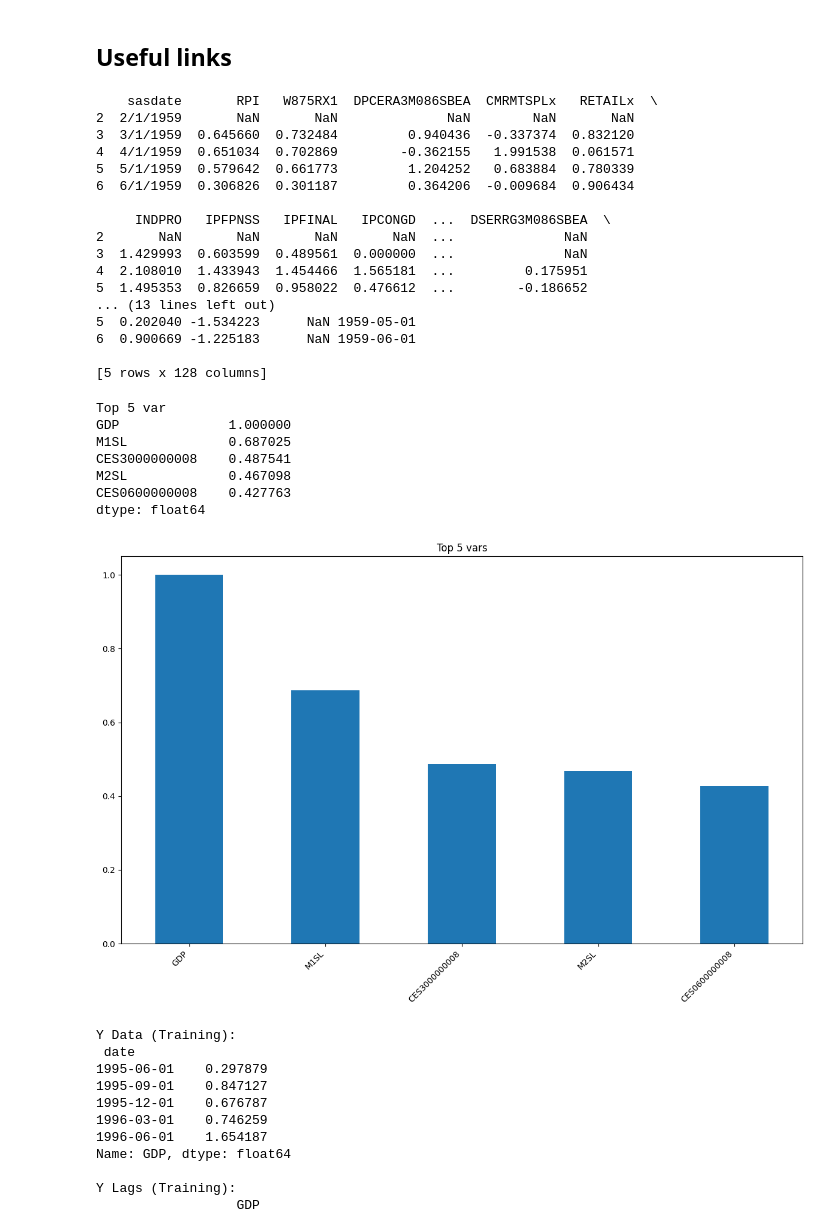
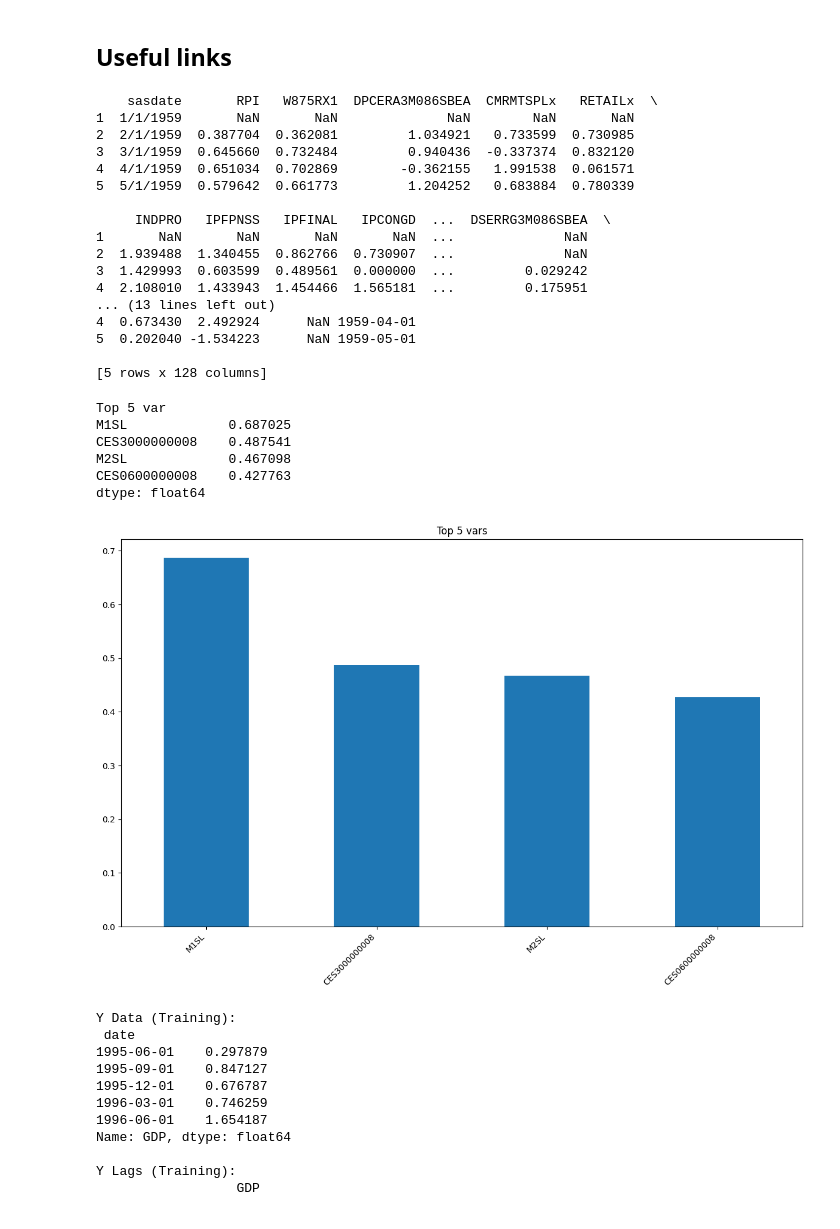
Before and after one commit to MatiasBorrellH/Forecasting-and-Nowcasting-HW2, a Jupyter notebook: Nowcasting_USA_HandsOn_2.ipynb, the cells around one changed output. Saved outputs shown, nothing was run; the diff lists cells and outputs as text; code cells hidden in the pictures.

```diff
--- a/Nowcasting_USA_HandsOn_2.ipynb
+++ b/Nowcasting_USA_HandsOn_2.ipynb
@@ -152,7 +152,7 @@ y_df.columns.tolist()
 url_month = "https://www.stlouisfed.org/-/media/project/frbstl/stlouisfed/research/fred-md/monthly/current.csv"
 x_df = pd.read_csv(url_month)
 # %%
-x_df_clean = x_df[2:].copy()
+x_df_clean = x_df[1:].copy()
 y_df_clean = y_df[2:].copy()
 x_df_clean['date'] = pd.to_datetime(x_df_clean['sasdate'])
 y_df_clean['date'] = pd.to_datetime(y_df_clean['sasdate'])
@@ -172,26 +172,26 @@ for col in x_df_clean.columns:
     if col not in ['sasdate', 'date']:
         transform_code = x_transform_codes.get(col)  # default value is 1
         x_df_clean[col] = x_df_clean[col].astype(float)
-        x_df_clean[col] = apply_transformation(x_df_clean[col], transform_code)
-        x_df_clean[col] = x_df_clean[col] * 100
+        x_df_clean[col] = apply_transformation(x_df_clean[col], transform_code) # Uses the helper function to apply the corresponding transformation
+        x_df_clean[col] = x_df_clean[col] * 100 # Multiply by 100 to make it a percentage variation.
 
 print(x_df_clean.head())
 # %% [output]
     sasdate       RPI   W875RX1  DPCERA3M086SBEA  CMRMTSPLx   RETAILx  \
-2  2/1/1959       NaN       NaN              NaN        NaN       NaN
+1  1/1/1959       NaN       NaN              NaN        NaN       NaN
+2  2/1/1959  0.387704  0.362081         1.034921   0.733599  0.730985
 3  3/1/1959  0.645660  0.732484         0.940436  -0.337374  0.832120
 4  4/1/1959  0.651034  0.702869        -0.362155   1.991538  0.061571
 5  5/1/1959  0.579642  0.661773         1.204252   0.683884  0.780339
-6  6/1/1959  0.306826  0.301187         0.364206  -0.009684  0.906434
 
      INDPRO   IPFPNSS   IPFINAL   IPCONGD  ...  DSERRG3M086SBEA  \
-2       NaN       NaN       NaN       NaN  ...              NaN
-3  1.429993  0.603599  0.489561  0.000000  ...              NaN
+1       NaN       NaN       NaN       NaN  ...              NaN
+2  1.939488  1.340455  0.862766  0.730907  ...              NaN
+3  1.429993  0.603599  0.489561  0.000000  ...         0.029242
 4  2.108010  1.433943  1.454466  1.565181  ...         0.175951
-5  1.495353  0.826659  0.958022  0.476612  ...        -0.186652
 ... (13 lines left out)
+4  0.673430  2.492924      NaN 1959-04-01
 5  0.202040 -1.534223      NaN 1959-05-01
-6  0.900669 -1.225183      NaN 1959-06-01
 
 [5 rows x 128 columns]
 # %%
@@ -205,35 +205,34 @@ end_filter_date = pd.Timestamp('2020-06-01')
 merged_df = merged_df[(merged_df['date'] >= start_filter_date) &
                          (merged_df['date'] <= end_filter_date)]
 # %%
-start_filter_date = pd.Timestamp('2016-12-01')
+start_filter_date = pd.Timestamp('2016-12-01') # Filtering dates for training.
 end_filter_date = pd.Timestamp('2020-06-01')
 
 cropped_df = merged_df[(merged_df['date'] >= start_filter_date) &
                          (merged_df['date'] <= end_filter_date)]
 
 numeric_df = cropped_df.select_dtypes(include=['number']).drop(columns=['sasdate', 'date'], errors='ignore')
 numeric_df = numeric_df.fillna(0)
 
 
 correlations = numeric_df.corrwith(numeric_df['GDP']).sort_values(ascending=False)
-top_5_corr = correlations.iloc[:5]
+top_5_corr = correlations.iloc[1:5] # Exclude GDP itself from the top 5 (Starting index at 1)
 print("Top 5 var")
 print(top_5_corr)
 
 plt.figure(figsize=(12, 8))
 top_5_corr.plot(kind='bar')
 plt.title('Top 5 vars')
 plt.xticks(rotation=45, ha='right')
 plt.tight_layout()
 plt.show()
 # %% [output]
 Top 5 var
-GDP              1.000000
 M1SL             0.687025
 CES3000000008    0.487541
 M2SL             0.467098
 CES0600000008    0.427763
 dtype: float64
-[figure, old version]
+[figure, new version]
 # %%
 #!pip show midas
```
Also changed, not shown: parts of 8 cells of this notebook.
